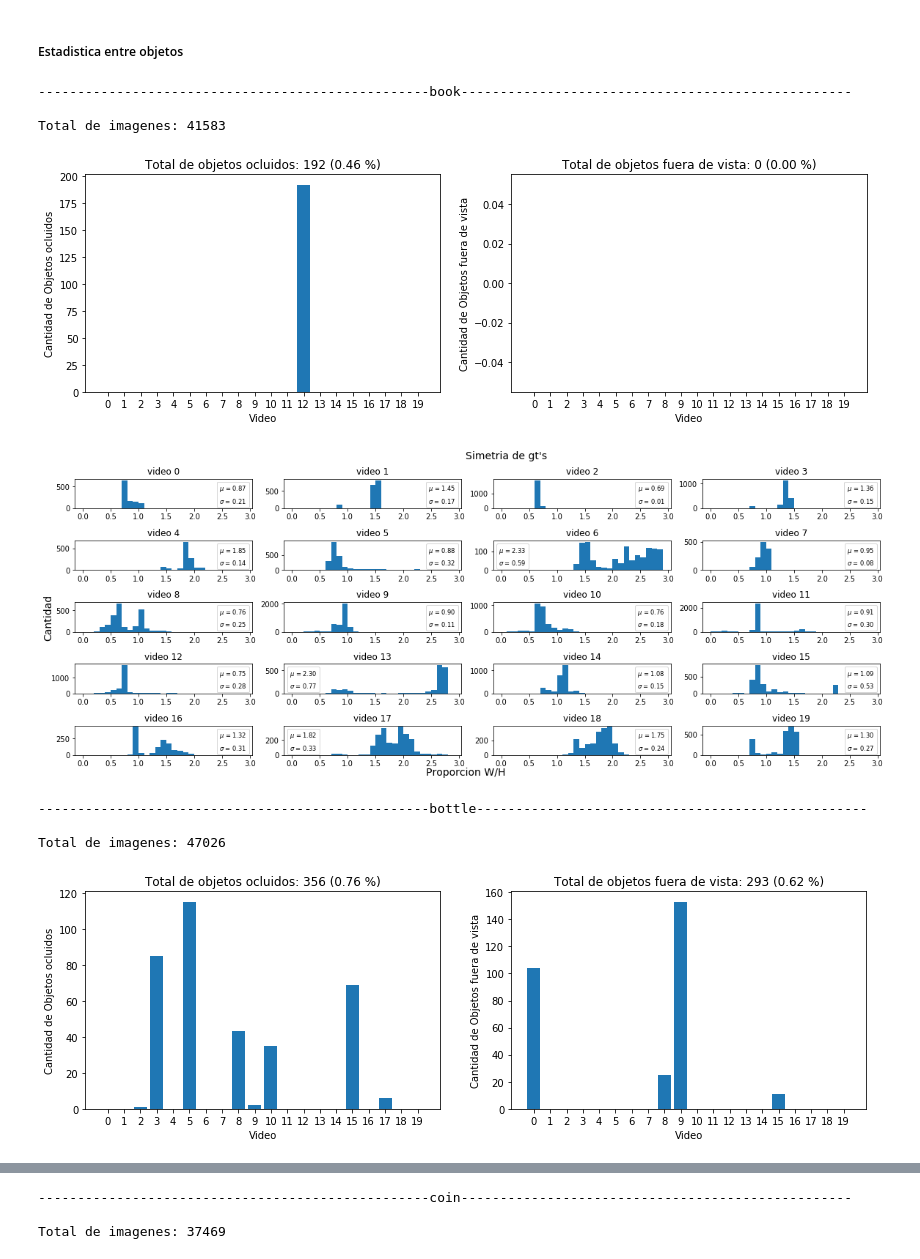
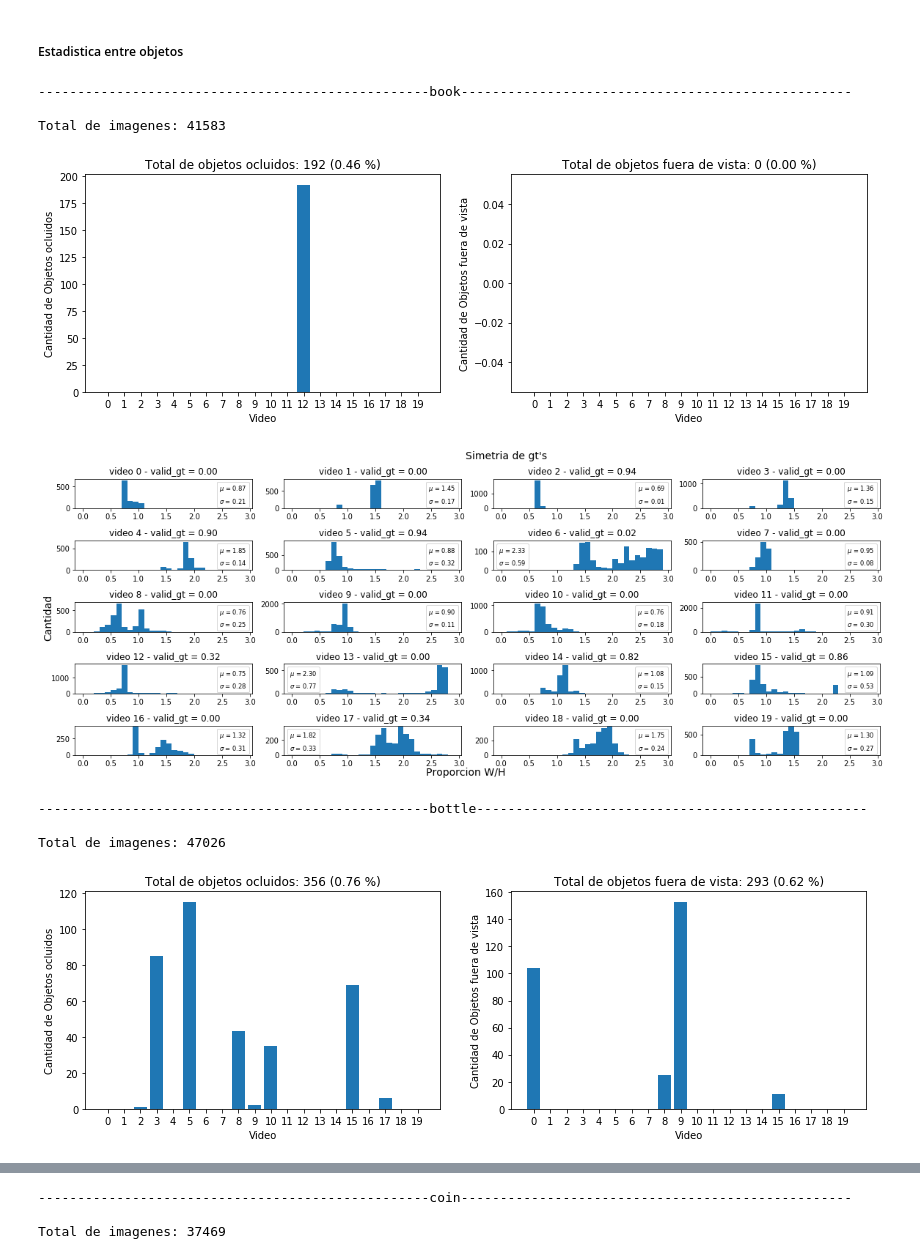
Before and after one commit to JoseVillagranE/LaSOT-Stats, a Jupyter notebook: LaSOT_Stats.ipynb, the cells around one changed output, grey strips where cells are left out. Saved outputs shown, nothing was run; the diff lists cells and outputs as text; code cells hidden in the pictures.

```diff
--- a/LaSOT_Stats.ipynb
+++ b/LaSOT_Stats.ipynb
@@ -32,6 +33,7 @@ data = []
 gt = []
 ocl = []
 out_view = []
+shapes = [] # one shape per video
 
 
 for idx, obj in enumerate(objects):
@@ -69,6 +71,9 @@ for idx, obj in enumerate(objects):
                 #if not int(reader_occlusion[idx]) or not int(reader_out_of_view[idx]):
                 #if idx not in bad_gt_idx:
                 data_dummy.append(img)
+
+        im = Image.open(img)
+        shapes.append(im.size)
         data.append(data_dummy)
 # %% [markdown]
 #### Información Esencial
@@ -97,6 +102,7 @@ Total de objetos fuera de vista: 1412
 # %% [markdown]
 ##### Estadistica entre objetos
 # %%
+prop_bbx = 1.5
 for idx, obj in enumerate(objects):
     print('-'*50, end='')
     print(obj, end='')
@@ -126,35 +132,52 @@ for idx, obj in enumerate(objects):
     plt.xlabel("Video")
     plt.ylabel("Cantidad de Objetos fuera de vista")
     plt.title(f"Total de objetos fuera de vista: {out_v_count} ({float(100*out_v_count/total):.2f} %)")
     plt.show()
 
     fig, axs = plt.subplots(5, 4, figsize=(16, 6))
     axs = axs.flatten()
     fig.text(0.5, 0, 'Proporcion W/H', ha='center', fontsize=14)
     fig.text(0, 0.5, 'Cantidad', va='center', rotation='vertical', fontsize=14)
     bins = np.arange(0, 3, 0.1)
     for i in range(20):
+        (w_im, h_im) = shapes[idx*20 + i]
+        valids_gt = 0
+        gt_ = gt[idx*20 + i]
+        total_frames = len(gt_)
+        for idx_video, frame_gt in enumerate(gt_):
+            x_gt, y_gt = float(frame_gt.split(',')[0]), float(frame_gt.split(',')[1])
+            w_gt, h_gt = float(frame_gt.split(',')[2]), float(frame_gt.split(',')[3])
+            r = math.sqrt((w_gt/2.0)**2 + (h_gt/2.0)**2)
+            x_gt_center, y_gt_center = x_gt + w_gt/2, y_gt + h_gt/2
+            if x_gt_center - prop_bbx*r > 0 and \
+               x_gt_center + prop_bbx*r < w_im and \
+               y_gt_center - prop_bbx*r > 0 and \
+               y_gt_center + prop_bbx*r < h_im:
+
+                valids_gt += 1
+
+
         mean = statistics.mean(gt_stat[i])
         std = statistics.stdev(gt_stat[i])
         axs[i].hist(gt_stat[i], bins=bins)
 
         extra = Rectangle((0, 0), 1, 1, fc="w", fill=False, edgecolor='none', linewidth=0)
         labels = [r"$\mu$ = {:.2f}".format(mean), r"$\sigma$ = {:.2f}".format(std)]
         axs[i].legend(handles=[extra, extra], labels=labels, loc="best", fontsize='small', handlelength=0, handletextpad=0)
-        axs[i].set_title(f"video {i}")
+        axs[i].set_title(f"video {i} - valid_gt = {float(valids_gt)/total_frames:.2f}")
 
     plt.tight_layout()
     fig.text(0.5, 1, "Simetria de gt's", fontsize=14)
     plt.show()
     #print(f"Cantidad de gt's doblemente asimetrico: ")
     #print(f"Cantidad de gt's triplemente asimetrico: ")
     print()
 # %% [output]
 --------------------------------------------------book--------------------------------------------------
 
 Total de imagenes: 41583
 [figure]
-[figure, old version]
+[figure, new version]
 --------------------------------------------------bottle--------------------------------------------------
 
 Total de imagenes: 47026
```
Also changed, not shown: parts of 6 cells of this notebook.
